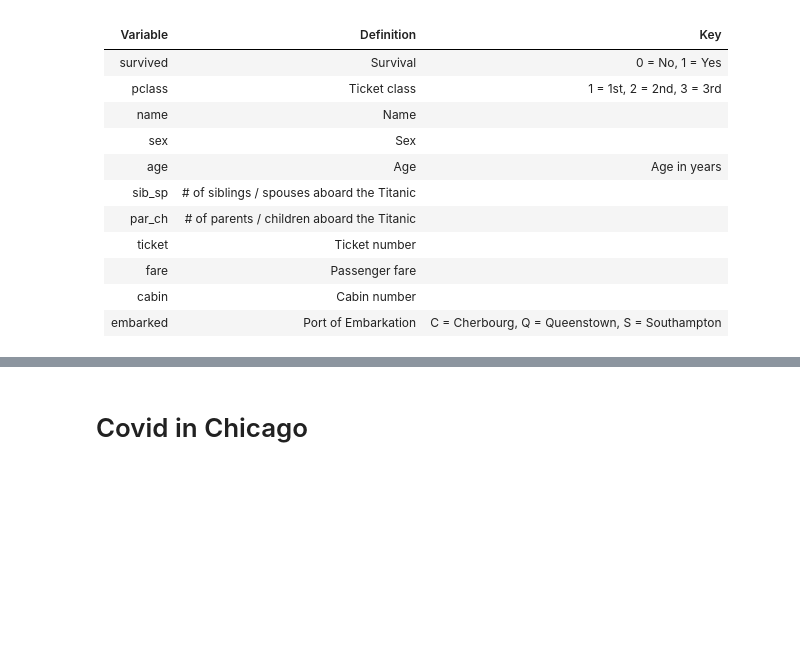
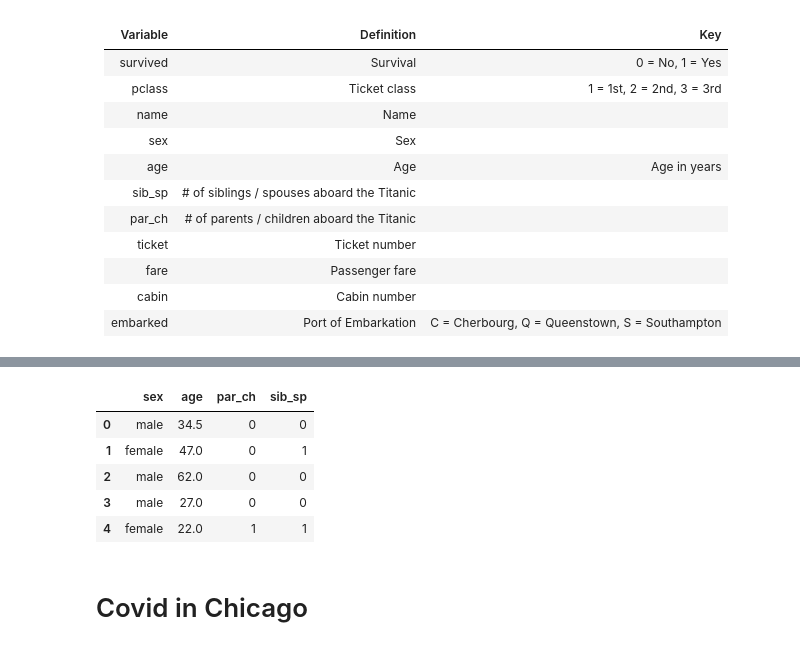
Before and after one commit to ekle12/big-data-camp, a Jupyter notebook: 10_Argonne_dataset_explorer.ipynb, the cells around one changed output, grey strips where cells are left out. Cells and saved outputs as stored; diff of their text form; code cells hidden in the pictures; blank space fills up the shorter version.

```diff
--- a/10_Argonne_dataset_explorer.ipynb
+++ b/10_Argonne_dataset_explorer.ipynb
@@ -118,0 +122,12 @@ titanic = pd.read_csv('https://raw.githubusercontent.com/jdomyancich/big-data-ca
+# %%
+y = titanic['survived']
+features = ['sex', 'age', 'par_ch', 'sib_sp' ]
+X = titanic[features]
+X.head()
+# %% [output]
+|  | sex | age | par_ch | sib_sp |
+| 0 | male | 34.5 | 0 | 0 |
+| 1 | female | 47.0 | 0 | 1 |
+| 2 | male | 62.0 | 0 | 0 |
+| 3 | male | 27.0 | 0 | 0 |
+| 4 | female | 22.0 | 1 | 1 |
```
Also changed, not shown: parts of 4 cells of this notebook.
